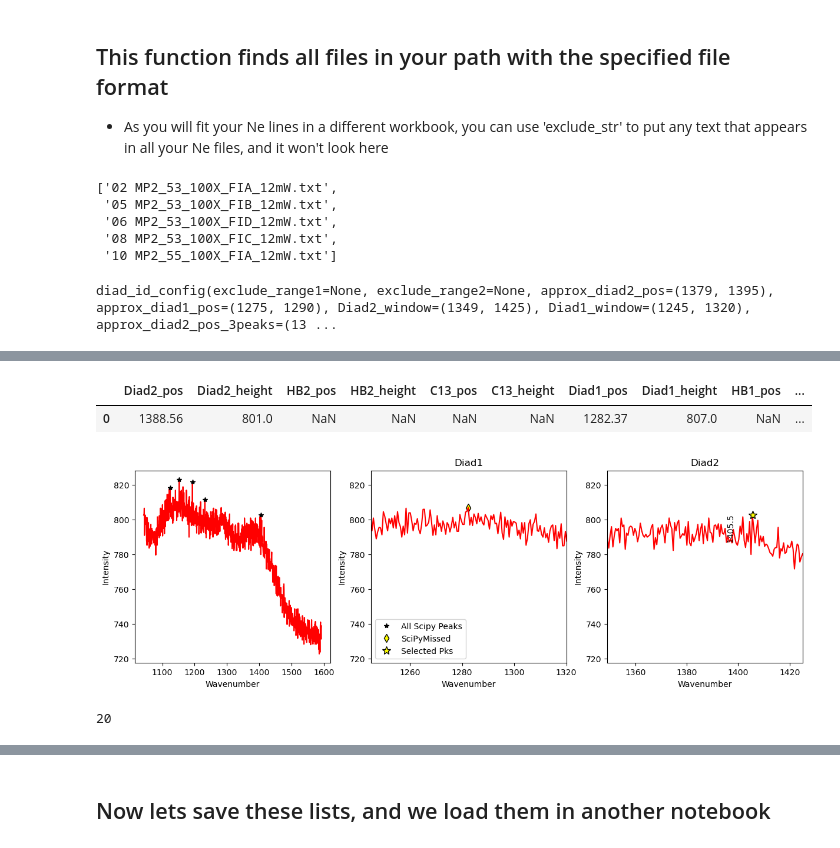
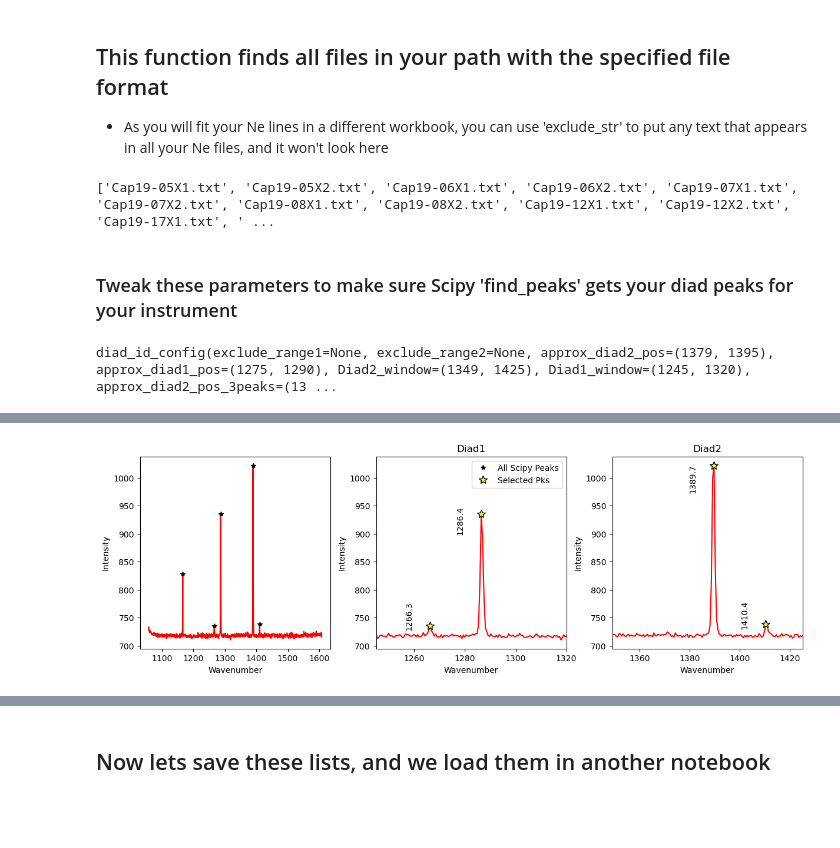
Before and after one commit to PennyWieser/DiadFit, a Jupyter notebook: docs/Examples/Diad_Fitting_Nov22nd2022/Dec_Filtering_Numerical.ipynb, the cells around one changed output, grey strips where cells are left out. Cells and saved outputs as stored; diff of their text form; code cells hidden in the pictures; blank space fills up the shorter version.

Commit message:
Put file separation things into nice functions to make nice plots for the paper

```diff
--- a/docs/Examples/Diad_Fitting_Nov22nd2022/Dec_Filtering_Numerical.ipynb
+++ b/docs/Examples/Diad_Fitting_Nov22nd2022/Dec_Filtering_Numerical.ipynb
@@ -30,31 +30,25 @@ prefix=False
 # %% [markdown]
 ## This function finds all files in your path with the specified file format
 - As you will fit your Ne lines in a different workbook, you can use 'exclude_str' to put any text that appears in all your Ne files, and it won't look here
-# %%
-Diad_files=pf.get_diad_files(path=spectra_path, file_ext=file_ext,
-                            exclude_str='N',
-                            exclude_str_2='FG04',
-                             exclude_str_3='Sub BG',
-                            exclude_str_4='Cap')
-Diad_files[0:5]
-# %% [output]
-['02 MP2_53_100X_FIA_12mW.txt',
- '05 MP2_53_100X_FIB_12mW.txt',
- '06 MP2_53_100X_FID_12mW.txt',
- '08 MP2_53_100X_FIC_12mW.txt',
- '10 MP2_55_100X_FIA_12mW.txt']
+# %%
+file_ext='.txt'
+exclude_str=['Ne', 'NE', 'Si', 'nodiad', 'Spectrum']
+Diad_Files=pf.get_diad_files(path=spectra_path, file_ext=file_ext, exclude_str=exclude_str)
+print(Diad_Files)
+# %% [output]
+['Cap19-05X1.txt', 'Cap19-05X2.txt', 'Cap19-06X1.txt', 'Cap19-06X2.txt', 'Cap19-07X1.txt', 'Cap19-07X2.txt', 'Cap19-08X1.txt', 'Cap19-08X2.txt', 'Cap19-12X1.txt', 'Cap19-12X2.txt', 'Cap19-17X1.txt', ' ...
+# %% [markdown]
+### Tweak these parameters to make sure Scipy 'find_peaks' gets your diad peaks for your instrument
 # %%
-diad_id_config=pf.diad_id_config(height=10,  distance=10,
-                                 prominence=20)
+diad_id_config=pf.diad_id_config(height=10,  distance=5, prominence=15)
 diad_id_config
 # %% [output]
 diad_id_config(exclude_range1=None, exclude_range2=None, approx_diad2_pos=(1379, 1395), approx_diad1_pos=(1275, 1290), Diad2_window=(1349, 1425), Diad1_window=(1245, 1320), approx_diad2_pos_3peaks=(13 ...
 # %%
-
-
-df_peaks, Diad=pf.identify_diad_peaks_2(
-    config=diad_id_config, path=spectra_path, filename=Diad_files[9],
+filetype='headless_txt'
+df_peaks, Diad, fig=pf.identify_diad_peaks(
+config=diad_id_config,
+path=spectra_path, filename=Diad_Files[0],
 filetype=filetype, plot_figure=True)
-
-df_peaks.head()
+df_peaks
 # %% [output]
@@ -65,7 +58 @@ WARNING: Couldnt find any peaks within approx_diad1_pos+-Diad_window_width, taki
-|  | Diad2_pos | Diad2_height | HB2_pos | HB2_height | C13_pos | C13_height | Diad1_pos | Diad1_height | HB1_pos | ... |
-| 0 | 1388.56 | 801.0 | NaN | NaN | NaN | NaN | 1282.37 | 807.0 | NaN | ... |
-[figure, old version]
+[figure, new version]
-# %%
-len(Diad_files)
-# %% [output]
-20
```
Also changed, not shown: parts of 26 cells of this notebook, 7 other files.
